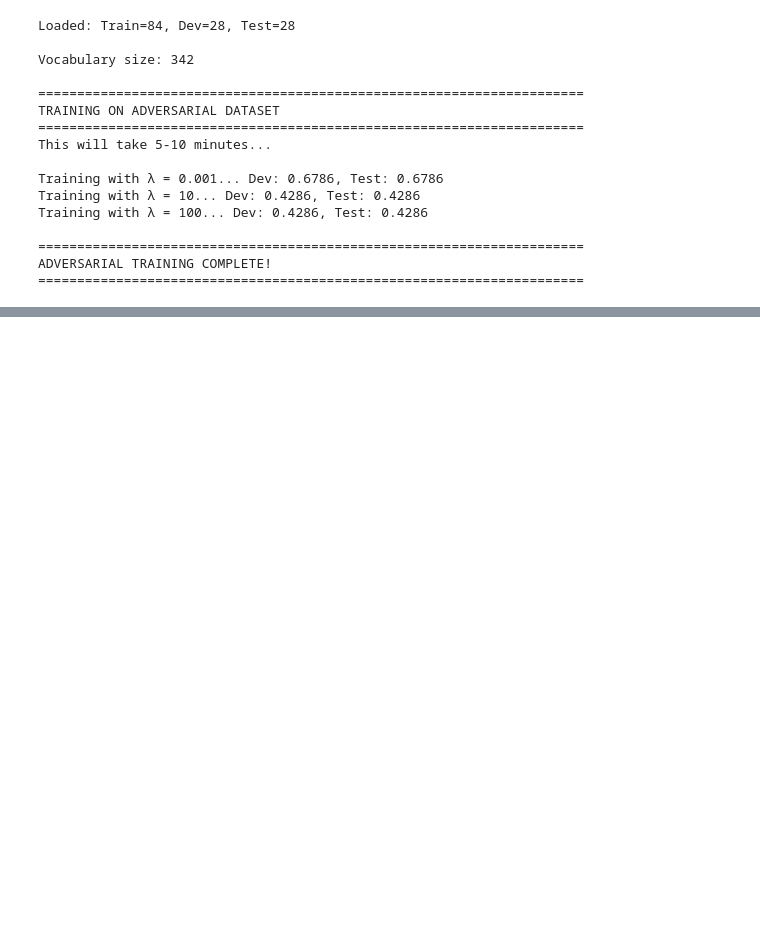
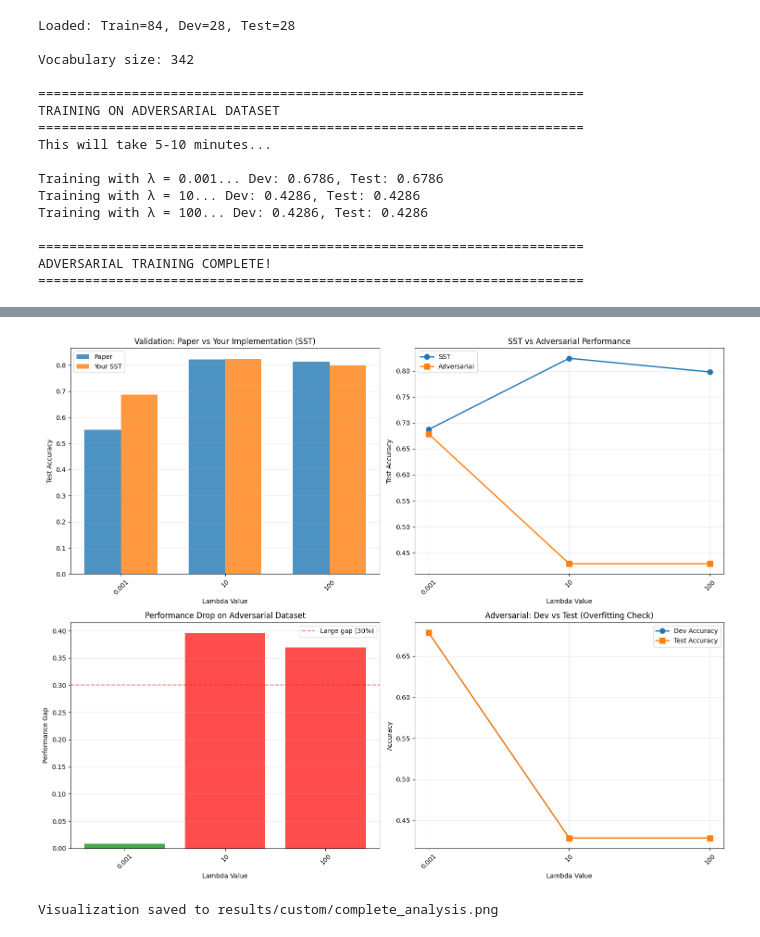
Before and after one commit to jpathakbing/ML_ProjectReport, a Jupyter notebook: Paper_Validation_and_Challenge.ipynb, the cells around one changed output, grey strips where cells are left out. Drawn from its saved outputs; the diff is of its cells as text; code cells hidden in the pictures; blank space fills up the shorter version.

Commit message:
Work on Results & Analysis

```diff
--- a/Paper_Validation_and_Challenge.ipynb
+++ b/Paper_Validation_and_Challenge.ipynb
@@ -782,0 +827,73 @@ ADVERSARIAL TRAINING COMPLETE!
+# %%
+# Create comprehensive visualization
+fig, axes = plt.subplots(2, 2, figsize=(15, 12))
+
+# Plot 1: SST vs Paper
+ax1 = axes[0, 0]
+x = range(len(lambda_values))
+width = 0.35
+
+paper_accs = [paper_results[l] for l in lambda_values]
+sst_accs = [sst_results[l]['test_acc'] for l in lambda_values]
+
+ax1.bar([i - width/2 for i in x], paper_accs, width, label='Paper', alpha=0.8)
+ax1.bar([i + width/2 for i in x], sst_accs, width, label='Your SST', alpha=0.8)
+ax1.set_xlabel('Lambda Value')
+ax1.set_ylabel('Test Accuracy')
+ax1.set_title('Validation: Paper vs Your Implementation (SST)')
+ax1.set_xticks(x)
+ax1.set_xticklabels([str(l) for l in lambda_values], rotation=45)
+ax1.legend()
+ax1.grid(True, alpha=0.3, axis='y')
+
+# Plot 2: SST vs Adversarial
+ax2 = axes[0, 1]
+adv_accs = [adv_results[l]['test_acc'] for l in lambda_values]
+
+ax2.plot(x, sst_accs, 'o-', label='SST', linewidth=2, markersize=8)
+ax2.plot(x, adv_accs, 's-', label='Adversarial', linewidth=2, markersize=8)
+ax2.set_xlabel('Lambda Value')
+ax2.set_ylabel('Test Accuracy')
+ax2.set_title('SST vs Adversarial Performance')
+ax2.set_xticks(x)
+ax2.set_xticklabels([str(l) for l in lambda_values], rotation=45)
+ax2.legend()
+ax2.grid(True, alpha=0.3)
+
+# Plot 3: Performance Gap
+ax3 = axes[1, 0]
+gaps = [sst_results[l]['test_acc'] - adv_results[l]['test_acc'] for l in lambda_values]
+
+colors = ['red' if g > 0.3 else 'orange' if g > 0.1 else 'green' for g in gaps]
+ax3.bar(x, gaps, color=colors, alpha=0.7)
+ax3.axhline(y=0.3, color='red', linestyle='--', alpha=0.5, label='Large gap (30%)')
+ax3.set_xlabel('Lambda Value')
+ax3.set_ylabel('Performance Gap')
+ax3.set_title('Performance Drop on Adversarial Dataset')
+ax3.set_xticks(x)
+ax3.set_xticklabels([str(l) for l in lambda_values], rotation=45)
+ax3.legend()
+ax3.grid(True, alpha=0.3, axis='y')
+
+# Plot 4: Dev vs Test (Adversarial)
+ax4 = axes[1, 1]
+adv_dev_accs = [adv_results[l]['dev_acc'] for l in lambda_values]
+
+ax4.plot(x, adv_dev_accs, 'o-', label='Dev Accuracy', linewidth=2, markersize=8)
+ax4.plot(x, adv_accs, 's-', label='Test Accuracy', linewidth=2, markersize=8)
+ax4.set_xlabel('Lambda Value')
+ax4.set_ylabel('Accuracy')
+ax4.set_title('Adversarial: Dev vs Test (Overfitting Check)')
+ax4.set_xticks(x)
+ax4.set_xticklabels([str(l) for l in lambda_values], rotation=45)
+ax4.legend()
+ax4.grid(True, alpha=0.3)
+
+plt.tight_layout()
+plt.savefig('results/custom/complete_analysis.png', dpi=300, bbox_inches='tight')
+plt.show()
+
+print("\nVisualization saved to results/custom/complete_analysis.png")
+# %% [output]
+[figure, added]
+Visualization saved to results/custom/complete_analysis.png
```
Also changed, not shown: parts of 3 cells of this notebook.
